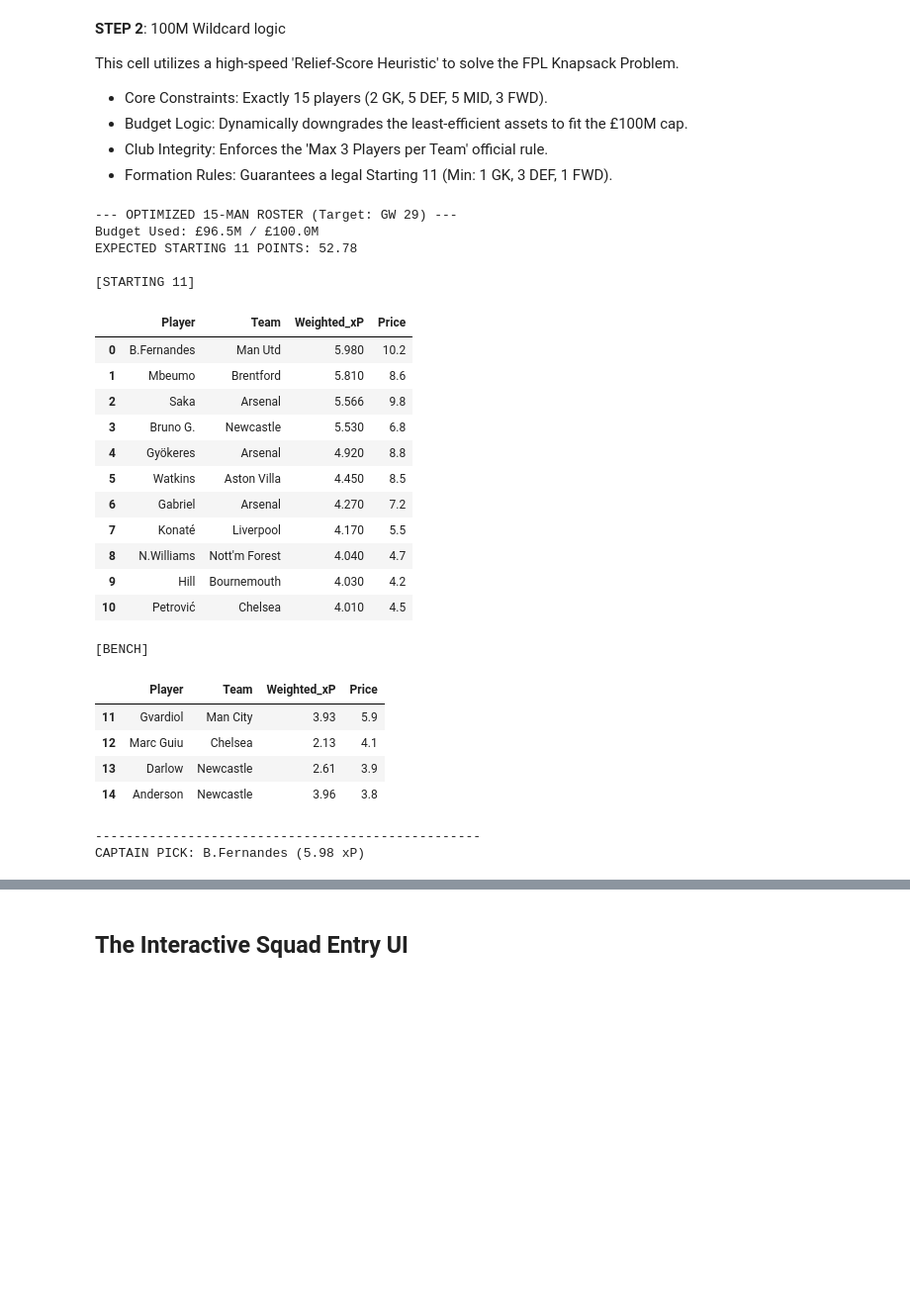
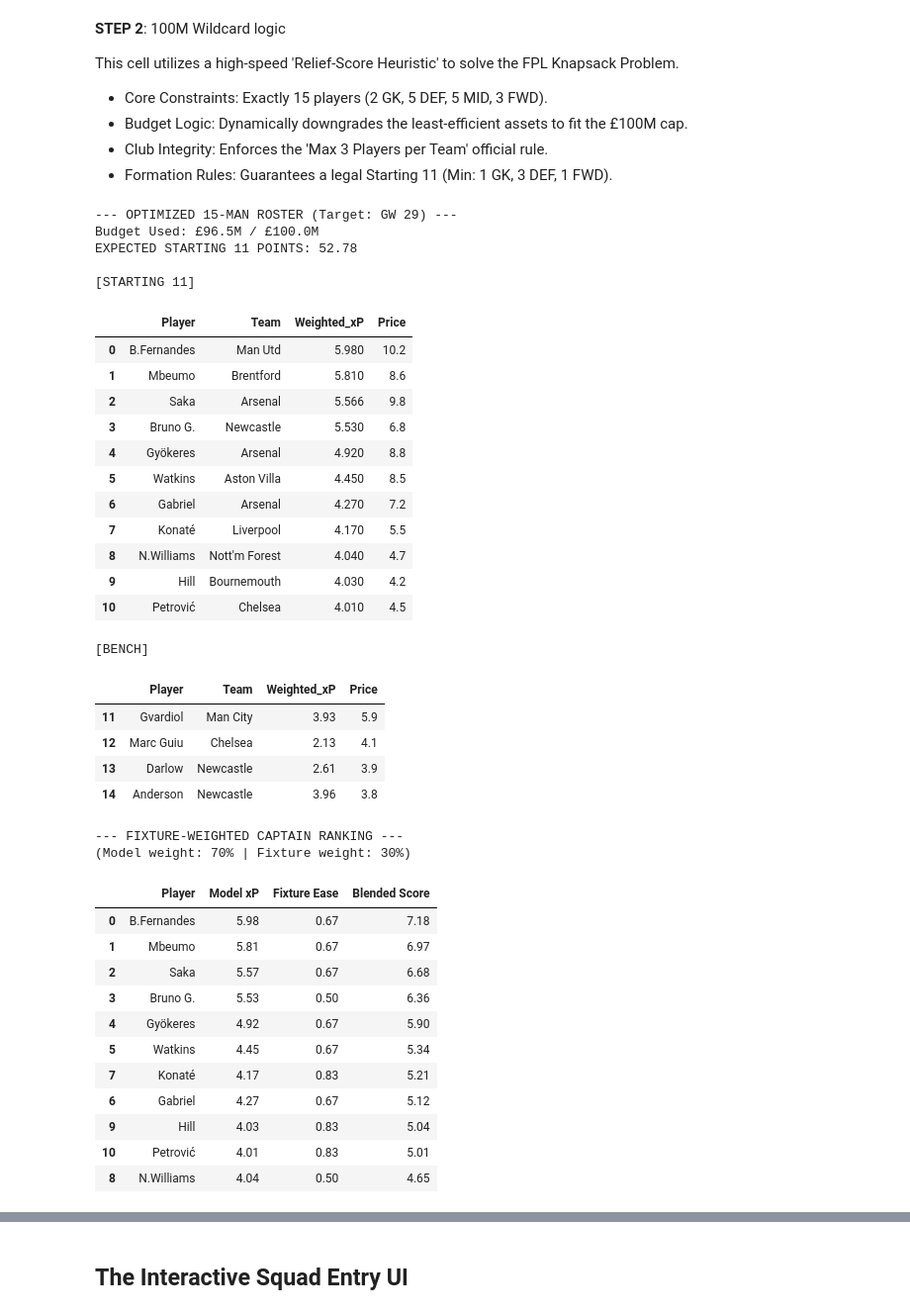
Before and after one commit to sophiedelrey/fpl_pipeline, a Jupyter notebook: models/forecaster_pro.ipynb, the cells around one changed output, grey strips where cells are left out. Shown at 99% size. Drawn from its saved outputs; the diff is of its cells as text; code cells hidden in the pictures; blank space fills up the shorter version.

```diff
--- a/models/forecaster_pro.ipynb
+++ b/models/forecaster_pro.ipynb
@@ -3064,34 +3064,104 @@ print("\n[STARTING 11]")
 display(opt_11[['Player', 'Team', 'Weighted_xP', 'Price']])
 
 print("\n[BENCH]")
 display(opt_bench[['Player', 'Team', 'Weighted_xP', 'Price']])
 
-captain = opt_11.iloc[0]
+# --- FIXTURE-WEIGHTED CAPTAIN SELECTION ---
+# Pure model score picks the safest player, not necessarily the best captain.
+# Blending with fixture difficulty catches players with easy home games
+# who may haul even if their season average is slightly lower.
+FIXTURE_WEIGHT = 0.3  # 70% model prediction + 30% fixture easiness bonus
+
+captain_candidates = []
+for _, row in opt_11.iterrows():
+    name     = row['Player']
+    pred_pts = row['Weighted_xP']
+
+    # Look up next fixture context for this player
+    player_history = df_augmented[
+        (df_augmented['Web Name'] == name) &
+        (df_augmented['season'] == CURRENT_SEASON)
+    ].sort_values('Gameweek')
+
+    if not player_history.empty:
+        last_row   = player_history.iloc[-1]
+        difficulty = last_row['Next_Opponent_Difficulty']
+        is_home    = last_row['Next_Is_Home']
+        # Easy fixture (low difficulty) + home = higher fixture score
+        fixture_score = (6 - difficulty) + (1 if is_home else 0)
+        fixture_norm  = fixture_score / 6.0  # normalise to 0-1
+    else:
+        fixture_norm = 0.5  # neutral fallback
+
+    blended = (1 - FIXTURE_WEIGHT) * pred_pts + \
+               FIXTURE_WEIGHT * pred_pts * (1 + fixture_norm)
+
+    captain_candidates.append({
+        'Player':        name,
+        'Model xP':      round(pred_pts, 2),
+        'Fixture Ease':  round(fixture_norm, 2),
+        'Blended Score': round(blended, 2)
+    })
+
+cap_df = pd.DataFrame(captain_candidates).sort_values(
+    'Blended_Score' if 'Blended_Score' in [] else 'Blended Score',
+    ascending=False
+)
+
+print("\n--- FIXTURE-WEIGHTED CAPTAIN RANKING ---")
+print(f"(Model weight: {1-FIXTURE_WEIGHT:.0%} | Fixture weight: {FIXTURE_WEIGHT:.0%})")
+display(cap_df)
+
+captain     = cap_df.iloc[0]
+vice_captain = cap_df.iloc[1]
+
 print("-" * 50)
-print(f"CAPTAIN PICK: {captain['Player']} ({captain['Weighted_xP']:.2f} xP)")
+print(f"CAPTAIN:      {captain['Player']} "
+      f"(model: {captain['Model xP']} xP | "
+      f"fixture ease: {captain['Fixture Ease']:.2f} | "
+      f"blended: {captain['Blended Score']:.2f})")
+print(f"VICE-CAPTAIN: {vice_captain['Player']} "
+      f"(model: {vice_captain['Model xP']} xP | "
+      f"fixture ease: {vice_captain['Fixture Ease']:.2f} | "
+      f"blended: {vice_captain['Blended Score']:.2f})")
+print("-" * 50)
+print("Note: FIXTURE_WEIGHT=0.3 means fixture easiness adds a 30% bonus.")
+print("Increase to 0.5 to prioritise fixture more, decrease to 0.1 to trust the model more.")
 # %% [output]
 --- OPTIMIZED 15-MAN ROSTER (Target: GW 29) ---
 Budget Used: £96.5M / £100.0M
 EXPECTED STARTING 11 POINTS: 52.78
 
 [STARTING 11]
 |  | Player | Team | Weighted_xP | Price |
 | 0 | B.Fernandes | Man Utd | 5.980 | 10.2 |
 | 1 | Mbeumo | Brentford | 5.810 | 8.6 |
 | 2 | Saka | Arsenal | 5.566 | 9.8 |
 | 3 | Bruno G. | Newcastle | 5.530 | 6.8 |
 | 4 | Gyökeres | Arsenal | 4.920 | 8.8 |
 | 5 | Watkins | Aston Villa | 4.450 | 8.5 |
 | 6 | Gabriel | Arsenal | 4.270 | 7.2 |
 | 7 | Konaté | Liverpool | 4.170 | 5.5 |
 | 8 | N.Williams | Nott'm Forest | 4.040 | 4.7 |
 | 9 | Hill | Bournemouth | 4.030 | 4.2 |
 | 10 | Petrović | Chelsea | 4.010 | 4.5 |
 [BENCH]
 |  | Player | Team | Weighted_xP | Price |
 | 11 | Gvardiol | Man City | 3.93 | 5.9 |
 | 12 | Marc Guiu | Chelsea | 2.13 | 4.1 |
 | 13 | Darlow | Newcastle | 2.61 | 3.9 |
 | 14 | Anderson | Newcastle | 3.96 | 3.8 |
---------------------------------------------------
-CAPTAIN PICK: B.Fernandes (5.98 xP)
+--- FIXTURE-WEIGHTED CAPTAIN RANKING ---
+(Model weight: 70% | Fixture weight: 30%)
+|  | Player | Model xP | Fixture Ease | Blended Score |
+| 0 | B.Fernandes | 5.98 | 0.67 | 7.18 |
+| 1 | Mbeumo | 5.81 | 0.67 | 6.97 |
+| 2 | Saka | 5.57 | 0.67 | 6.68 |
+| 3 | Bruno G. | 5.53 | 0.50 | 6.36 |
+| 4 | Gyökeres | 4.92 | 0.67 | 5.90 |
+| 5 | Watkins | 4.45 | 0.67 | 5.34 |
+| 7 | Konaté | 4.17 | 0.83 | 5.21 |
+| 6 | Gabriel | 4.27 | 0.67 | 5.12 |
+| 9 | Hill | 4.03 | 0.83 | 5.04 |
+| 10 | Petrović | 4.01 | 0.83 | 5.01 |
+| 8 | N.Williams | 4.04 | 0.50 | 4.65 |
```
Also changed, not shown: parts of 2 cells of this notebook.
